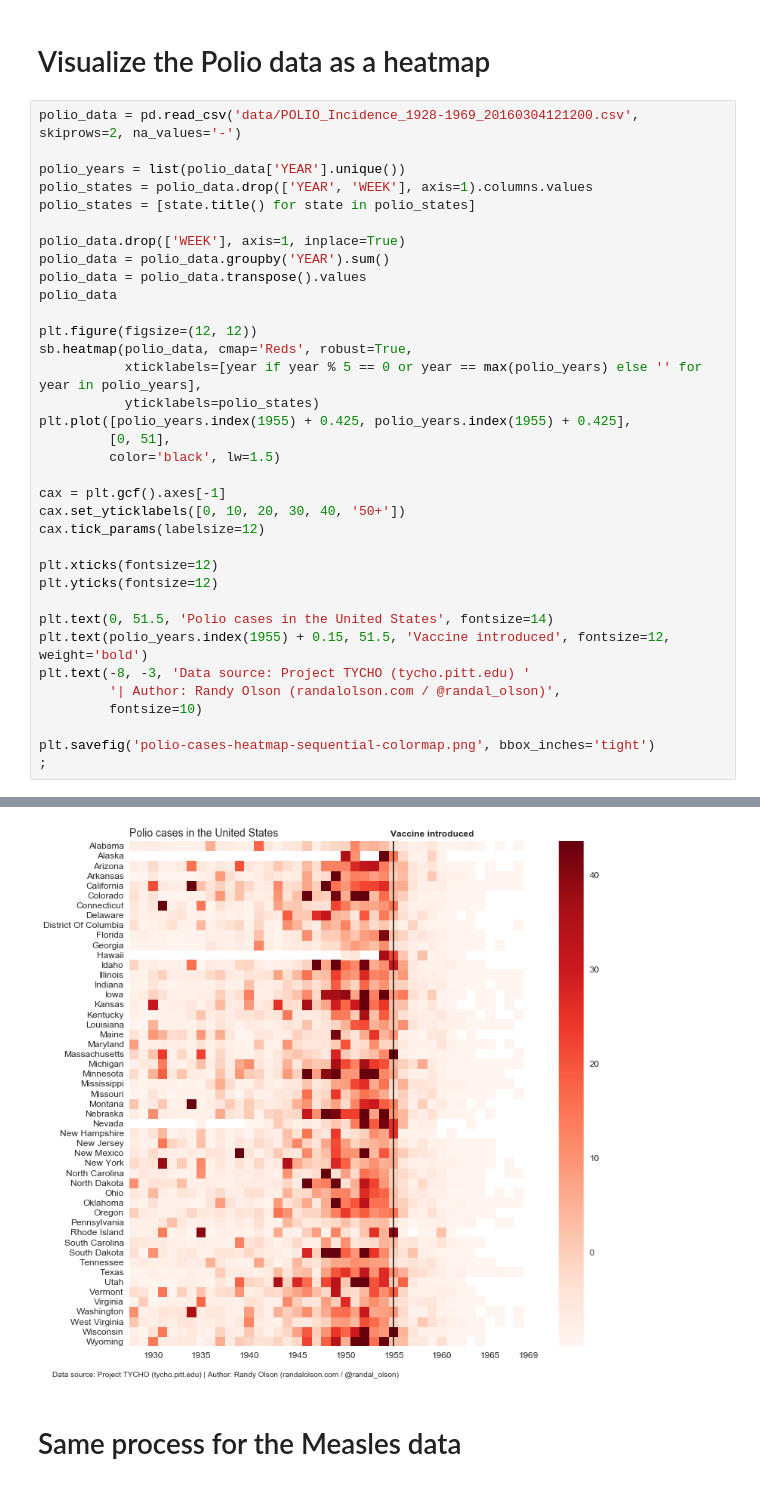
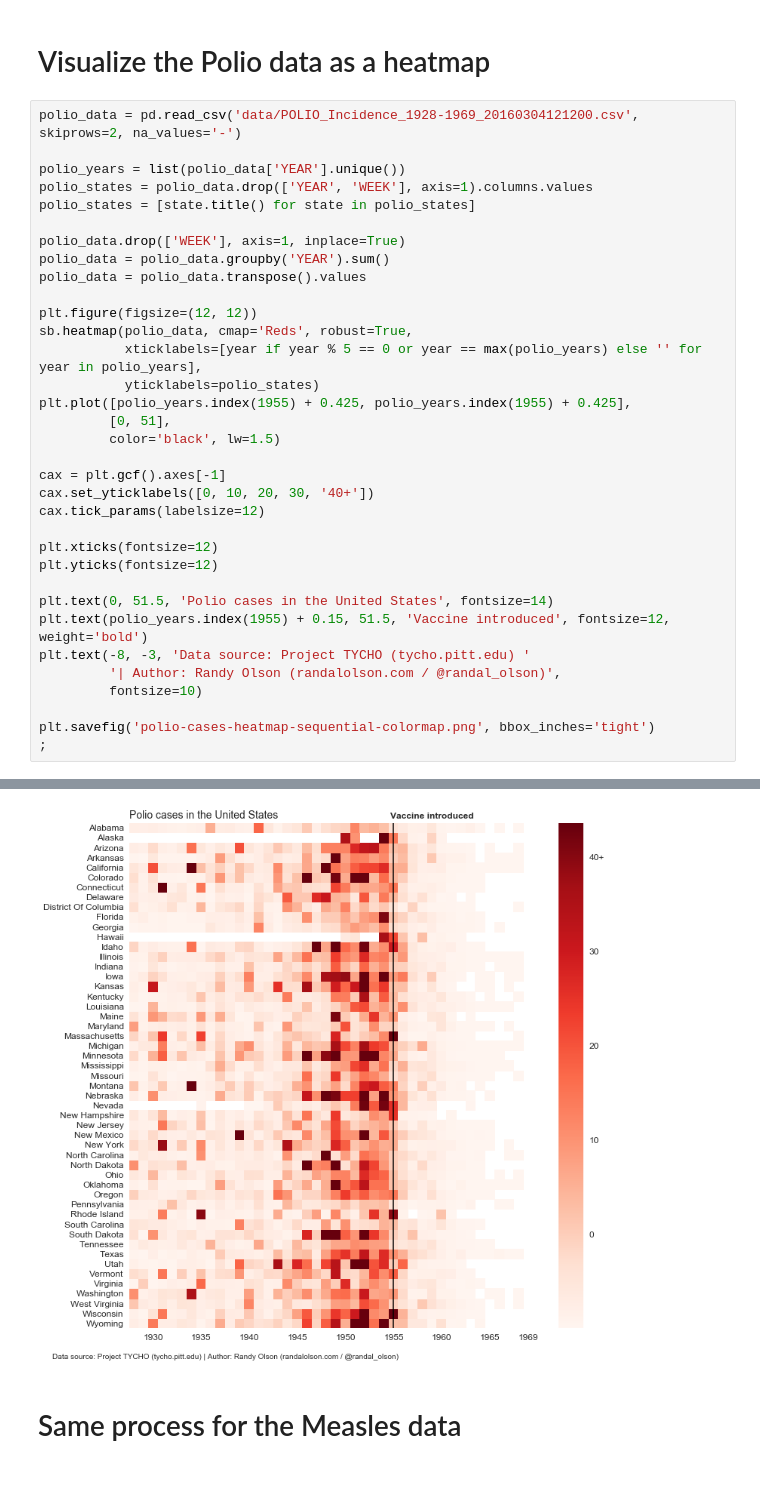
Before and after one commit to rhiever/Data-Analysis-and-Machine-Learning-Projects, a Jupyter notebook: revisiting-vaccine-visualizations/Revisiting the vaccine visualizations.ipynb, the cells around one changed output, grey strips where cells are left out. Cells and saved outputs as stored; diff of their text form.

```diff
--- a/revisiting-vaccine-visualizations/Revisiting the vaccine visualizations.ipynb
+++ b/revisiting-vaccine-visualizations/Revisiting the vaccine visualizations.ipynb
@@ -63,36 +63,35 @@ polio_states = polio_data.drop(['YEAR', 'WEEK'], axis=1).columns.values
 polio_states = [state.title() for state in polio_states]
 
 polio_data.drop(['WEEK'], axis=1, inplace=True)
 polio_data = polio_data.groupby('YEAR').sum()
 polio_data = polio_data.transpose().values
-polio_data
 
 plt.figure(figsize=(12, 12))
 sb.heatmap(polio_data, cmap='Reds', robust=True,
            xticklabels=[year if year % 5 == 0 or year == max(polio_years) else '' for year in polio_years],
            yticklabels=polio_states)
 plt.plot([polio_years.index(1955) + 0.425, polio_years.index(1955) + 0.425],
          [0, 51],
          color='black', lw=1.5)
 
 cax = plt.gcf().axes[-1]
-cax.set_yticklabels([0, 10, 20, 30, 40, '50+'])
+cax.set_yticklabels([0, 10, 20, 30, '40+'])
 cax.tick_params(labelsize=12)
 
 plt.xticks(fontsize=12)
 plt.yticks(fontsize=12)
 
 plt.text(0, 51.5, 'Polio cases in the United States', fontsize=14)
 plt.text(polio_years.index(1955) + 0.15, 51.5, 'Vaccine introduced', fontsize=12, weight='bold')
 plt.text(-8, -3, 'Data source: Project TYCHO (tycho.pitt.edu) '
          '| Author: Randy Olson (randalolson.com / @randal_olson)',
          fontsize=10)
 
 plt.savefig('polio-cases-heatmap-sequential-colormap.png', bbox_inches='tight')
 ;
 # %% [output]
 ''
-[figure, old version]
+[figure, new version]
 # %% [markdown]
 # Same process for the Measles data
 # %%
```
